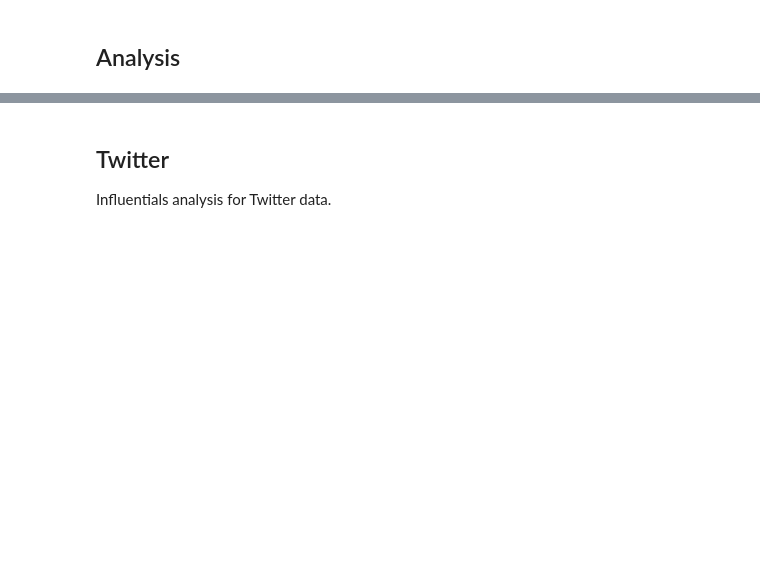
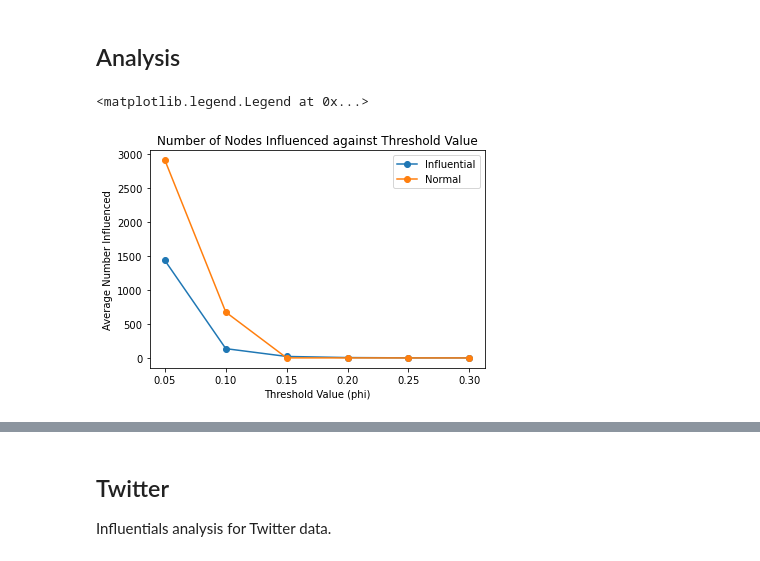
Before and after one commit to MiLinny/Influentials, a Jupyter notebook: Code/Simulation_Data.ipynb, the cells around one changed output, grey strips where cells are left out. Saved outputs shown, nothing was run; the diff lists cells and outputs as text; code cells hidden in the pictures; blank space fills up the shorter version.

```diff
--- a/Code/Simulation_Data.ipynb
+++ b/Code/Simulation_Data.ipynb
@@ -24,6 +21,7 @@ phis = np.arange(0.05, 0.31, 0.05)
 qs = np.arange(0.05, 0.26, 0.05)
 phi_fixed = 0.18
 q_fixed = 0.1
+names = ["Influential", "Normal"]
 # %% [markdown]
 ## Facebook
 
@@ -57,0 +67,13 @@ results_facebook_q = dask.compute(pool)
+# %%
+fb_phi = np.array(results_facebook_phi[0])
+fb_q = np.array(results_facebook_q[0])
+# %%
+plt.plot(phis, fb_phi[:,0], "-o")
+plt.plot(phis, fb_phi[:,1], "-o")
+plt.ylabel("Average Number Influenced")
+plt.xlabel("Threshold Value (phi)")
+plt.title("Number of Nodes Influenced against Threshold Value")
+plt.legend(names)
+# %% [output]
+<matplotlib.legend.Legend at 0x...>
+[figure, added]
```
Also changed, not shown: parts of 19 cells of this notebook, 2 other files.
